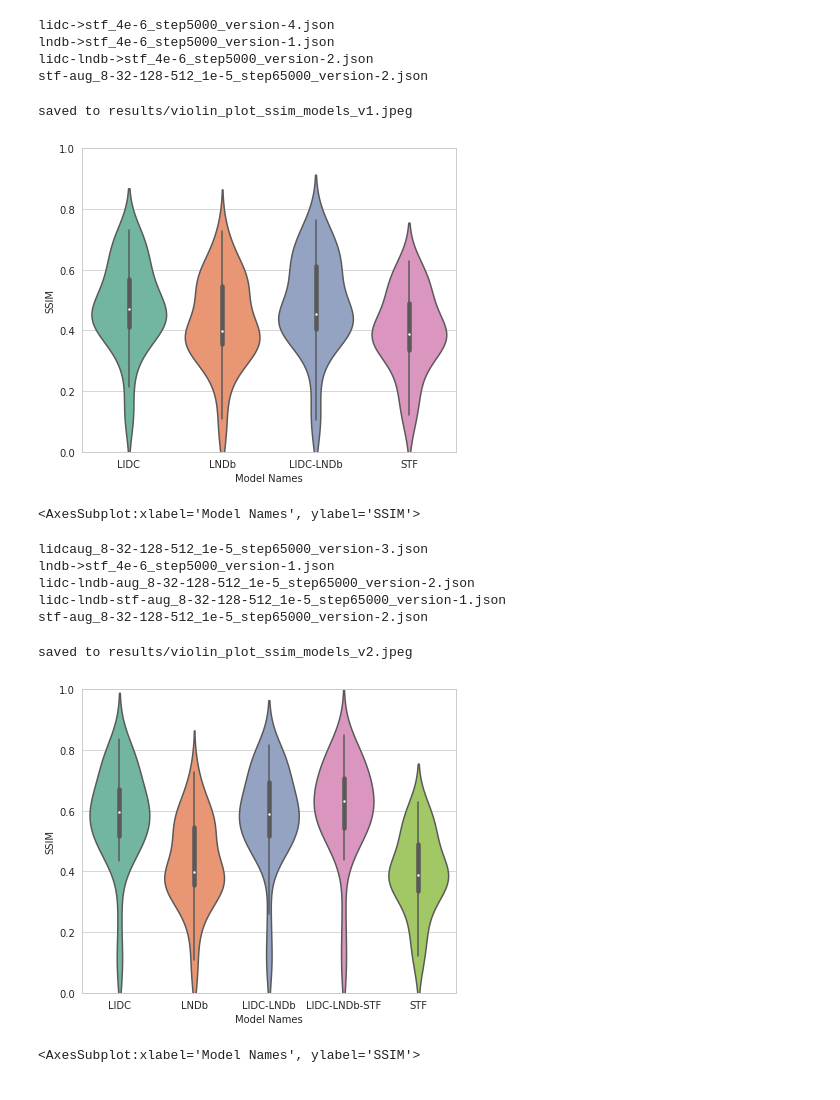
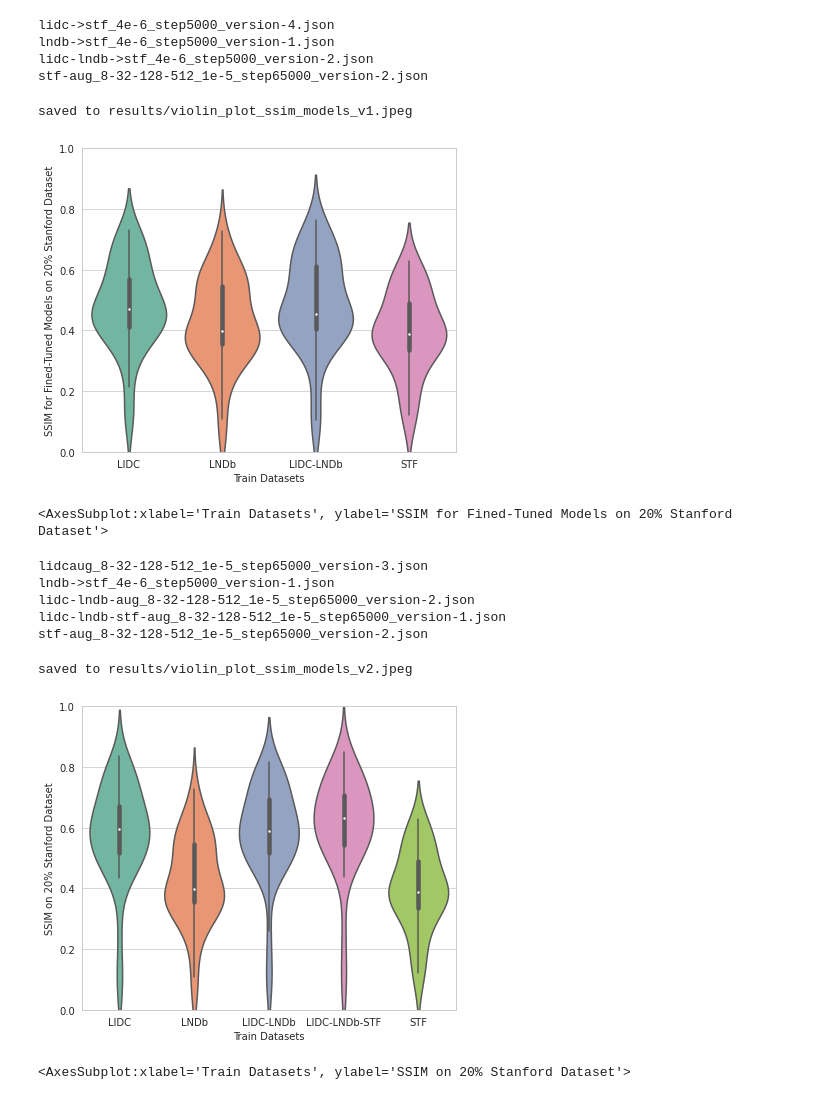
Before and after one commit to gevaertlab/Variational-Auto-Encoder, a Jupyter notebook: EDA/training_exp_eval/vis_boxplot.ipynb, the cells around one changed output. Cells and saved outputs as stored; diff of their text form; code cells hidden in the pictures.

```diff
--- a/EDA/training_exp_eval/vis_boxplot.ipynb
+++ b/EDA/training_exp_eval/vis_boxplot.ipynb
@@ -190,12 +190,12 @@ lndb->stf_4e-6_step5000_version-1.json
 lidc-lndb->stf_4e-6_step5000_version-2.json
 stf-aug_8-32-128-512_1e-5_step65000_version-2.json
 # %%
-vis_result_violin_plot(result_df, xlabel="Model Names", ylabel="SSIM", figsize=(6, 5),
+vis_result_violin_plot(result_df, xlabel="Train Datasets", ylabel="SSIM for Fined-Tuned Models on 20% Stanford Dataset", figsize=(6, 5),
                        save_path="results/violin_plot_ssim_models_v1.jpeg")
 # %% [output]
 saved to results/violin_plot_ssim_models_v1.jpeg
-[figure, old version]
+[figure, new version]
-<AxesSubplot:xlabel='Model Names', ylabel='SSIM'>
+<AxesSubplot:xlabel='Train Datasets', ylabel='SSIM for Fined-Tuned Models on 20% Stanford Dataset'>
 # %%
 model_names = ["LIDC", "LNDb", "LIDC-LNDb", "LIDC-LNDb-STF", "STF"]
 result = {}
@@ -212,9 +212,9 @@ lidc-lndb-aug_8-32-128-512_1e-5_step65000_version-2.json
 lidc-lndb-stf-aug_8-32-128-512_1e-5_step65000_version-1.json
 stf-aug_8-32-128-512_1e-5_step65000_version-2.json
 # %%
-vis_result_violin_plot(result_df, xlabel="Model Names", ylabel="SSIM", figsize=(6, 5),
+vis_result_violin_plot(result_df, xlabel="Train Datasets", ylabel="SSIM on 20% Stanford Dataset", figsize=(6, 5),
                        save_path="results/violin_plot_ssim_models_v2.jpeg")
 # %% [output]
 saved to results/violin_plot_ssim_models_v2.jpeg
-[figure, old version]
+[figure, new version]
-<AxesSubplot:xlabel='Model Names', ylabel='SSIM'>
+<AxesSubplot:xlabel='Train Datasets', ylabel='SSIM on 20% Stanford Dataset'>
```
Also changed, not shown: parts of 1 cell of this notebook, 22 other files.
